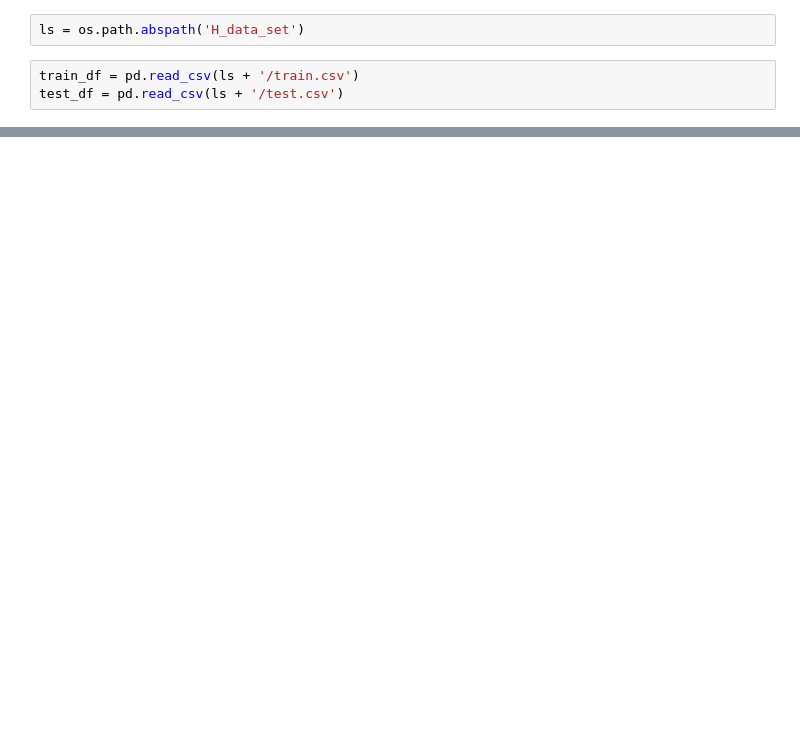
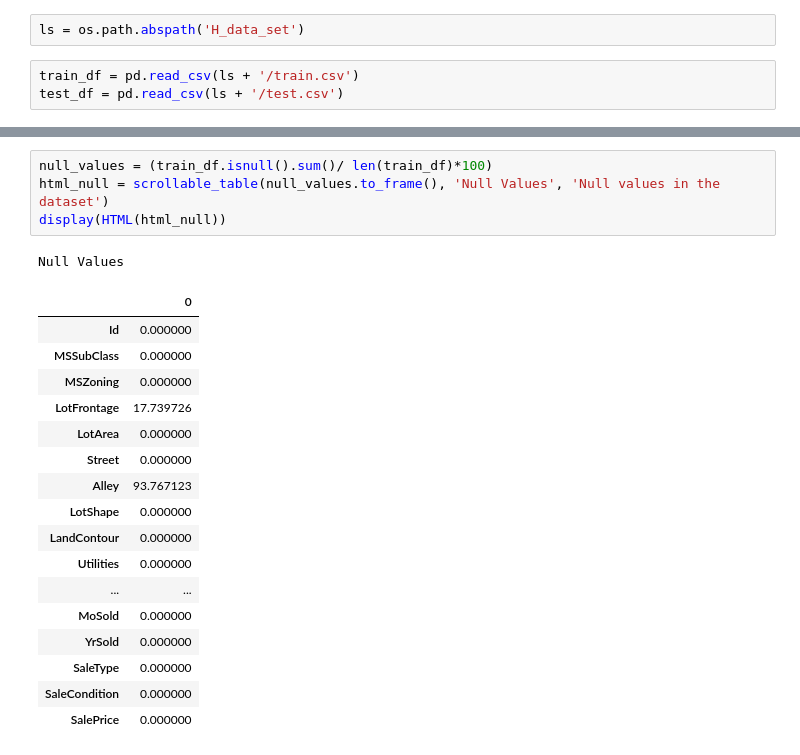
Before and after one commit to forSplinter/Data_Learn, a Jupyter notebook: House_Price_ML/House_price.ipynb, the cells around one changed output, grey strips where cells are left out. Drawn from its saved outputs; the diff is of its cells as text; blank space fills up the shorter version.

```diff
--- a/House_Price_ML/House_price.ipynb
+++ b/House_Price_ML/House_price.ipynb
@@ -34,0 +91,23 @@ NameError: name 'train_df' is not defined
+# %%
+null_values = (train_df.isnull().sum()/ len(train_df)*100)
+html_null = scrollable_table(null_values.to_frame(), 'Null Values', 'Null values in the dataset')
+display(HTML(html_null))
+# %% [output]
+Null Values
+|  | 0 |
+| Id | 0.000000 |
+| MSSubClass | 0.000000 |
+| MSZoning | 0.000000 |
+| LotFrontage | 17.739726 |
+| LotArea | 0.000000 |
+| Street | 0.000000 |
+| Alley | 93.767123 |
+| LotShape | 0.000000 |
+| LandContour | 0.000000 |
+| Utilities | 0.000000 |
+| ... | ... |
+| MoSold | 0.000000 |
+| YrSold | 0.000000 |
+| SaleType | 0.000000 |
+| SaleCondition | 0.000000 |
+| SalePrice | 0.000000 |
```
Also changed, not shown: parts of 9 cells of this notebook.
